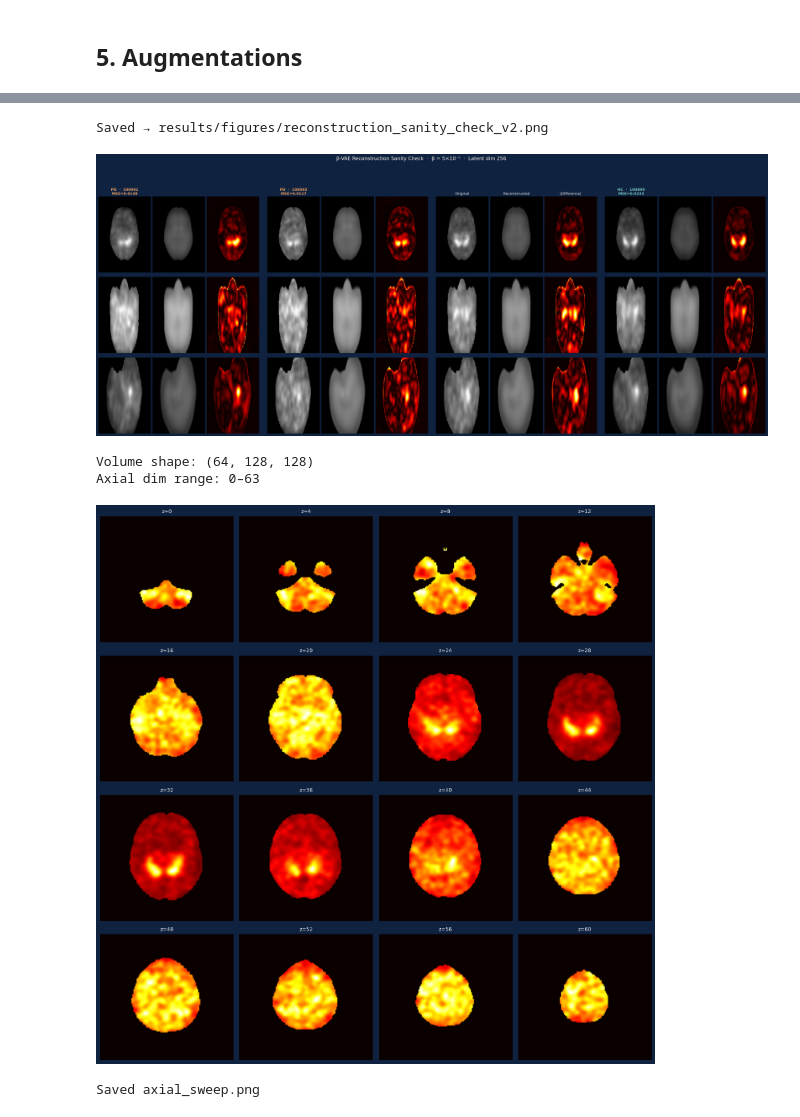
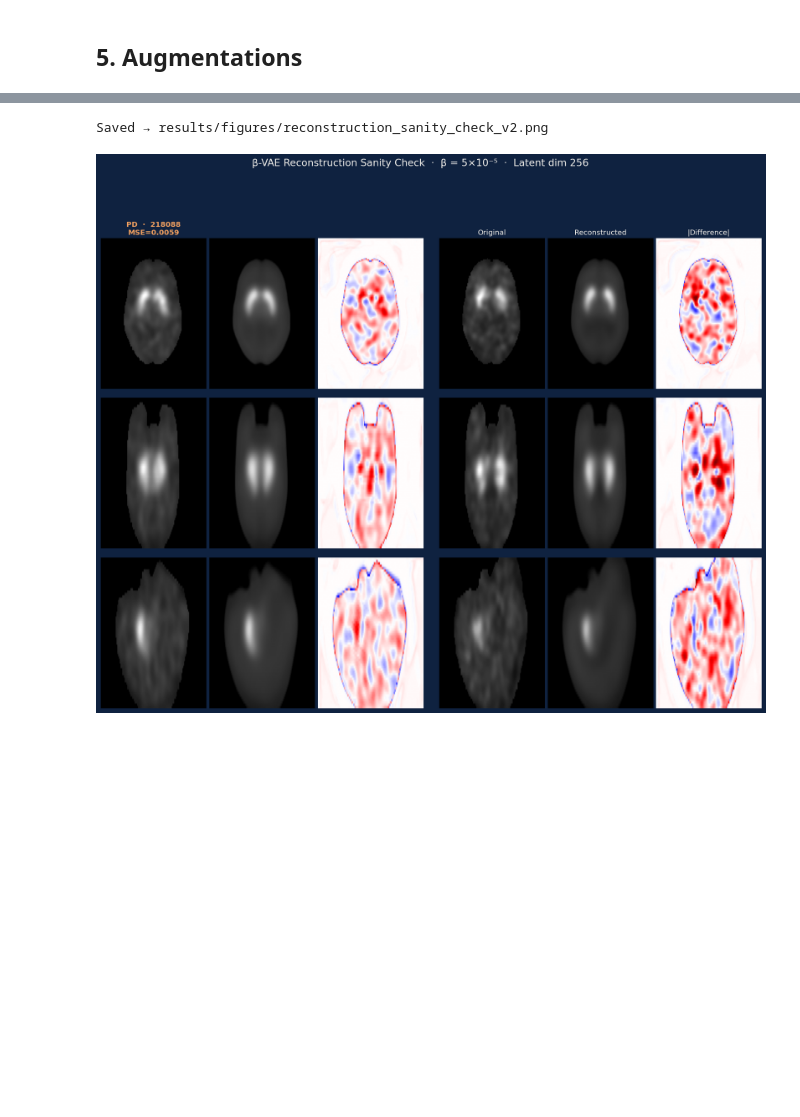
Before and after one commit to natnael1193/Unsupervised-Parkisnson-Imaging-Analysis, a Jupyter notebook: notebooks/pipeline/5_8_augmentation_experiment.ipynb, the cells around one changed output, grey strips where cells are left out. Drawn from its saved outputs; the diff is of its cells as text; code cells hidden in the pictures; blank space fills up the shorter version.

```diff
--- a/notebooks/pipeline/5_8_augmentation_experiment.ipynb
+++ b/notebooks/pipeline/5_8_augmentation_experiment.ipynb
@@ -326,14 +213,0 @@ def normalize_volume(vol: np.ndarray) -> np.ndarray:
-# %%
-import pydicom
-dcm = pydicom.dcmread(df_selected.iloc[0]['dcm_path'])
-vol = dcm.pixel_array.astype(np.float32)
-print("pydicom pixel_array shape:", vol.shape)
-print("Number of frames:", getattr(dcm, 'NumberOfFrames', 'N/A'))
-print("Rows:", getattr(dcm, 'Rows', 'N/A'))
-print("Columns:", getattr(dcm, 'Columns', 'N/A'))
-print("ImageOrientationPatient:", getattr(dcm, 'ImageOrientationPatient', 'N/A'))
-
-# (91, 109, 91) -> (z, x, y)
-    # z -> Depth, front to back of the brain
-    # y -> Height, top to bottom
-    # x -> width, left to right
@@ -880,7 +600,7 @@ Subjects selected: 4
 import matplotlib.gridspec as gridspec
 
 # Plot
-N = len(results_rc)
+N =  2  #len(results_rc)
 fig = plt.figure(figsize=(N * 9, 3 * 3.8 + 1.5), facecolor='#0F2240')
 outer = gridspec.GridSpec(1, N, figure=fig, wspace=0.05)
 
@@ -888,8 +608,8 @@ def get_slices(vol):
     # vol shape: (64, 128, 128) = (z, y, x) after crop+pad
     # z=30 → original z≈39 → striatal level (caudate/putamen)
     mid_z = 30
-    mid_y = vol.shape[1] // 2   # 64
-    mid_x = vol.shape[2] // 2   # 64
+    mid_y = 50 # vol.shape[1] // 2   # 64
+    mid_x = 55 #vol.shape[2] // 2   # 64
     return [
         vol[mid_z, :, :],    # axial  — wide oval, two hotspots
         vol[:, mid_y, :],    # coronal
@@ -898,72 +618,44 @@ def get_slices(vol):
 
 slice_labels = ['Axial\n(striatum)', 'Coronal', 'Sagittal']
 
-for si, res in enumerate(results_rc):
+for si, res in enumerate(sample[:N]):
     inner = gridspec.GridSpecFromSubplotSpec(3, 3, subplot_spec=outer[si],
                                              wspace=0.03, hspace=0.06)
     os_ = get_slices(res['orig'])
     rs_ = get_slices(res['recon'])
     lc  = '#7ECFC0' if res['label'] == 'HC' else '#F4A261'
+    vmax = (max(res['orig'].max(), res['recon'].max()) + 1e-8)*.98
+    for row, (o, r, sl) in enumerate(zip(os_, rs_, slice_labels)):
+        diff =(o - r)
 
-    for row, (o, r, sl) in enumerate(zip(os_, rs_, slice_labels)):
-        diff = np.abs(o - r)
-        vmax = max(o.max(), r.max()) + 1e-8
-        for col, (img, cmap) in enumerate([(o,'gray'), (r,'gray'), (diff,'hot')]):
+        for col, (img, cmap) in enumerate([(o,'gray'), (r,'gray'), (diff,'seismic')]):
             ax = fig.add_subplot(inner[row, col])
-            ax.imshow(img, cmap=cmap, vmin=0,
-                      vmax=vmax if col < 2 else None, aspect='auto')
+            ax.imshow(img, cmap=cmap, vmin=0 if col < 2 else -1,
+                      vmax=vmax if col < 2 else 1, aspect='auto')
             ax.axis('off')
             if col == 0 and row == 0:
                 titles = ['Original', 'Reconstructed', '|Difference|']
-                ax.set_title(f"{res['label']}  ·  {res['name'][:14]}\nMSE={res['mse']:.4f}",
+                ax.set_title(f"{res['label']}  ·  {res['PATNO'][:14]}\nMSE={res['mse']:.4f}",
                              fontsize=11, color=lc, pad=5, fontweight='bold')
             if col == 0:
                 ax.set_ylabel(sl, fontsize=9, color='#A8C0C0',
                               rotation=0, labelpad=50, va='center')
 
 # column headers on middle subject
 mid = N // 2
 for col, title in enumerate(['Original', 'Reconstructed', '|Difference|']):
     ax0 = fig.axes[mid * 9 + col]     # first row axes for middle subject
     ax0.set_title(title, fontsize=11, color='#F5F2EC', pad=5)
 
 fig.suptitle('β-VAE Reconstruction Sanity Check  ·  β = 5×10⁻⁵  ·  Latent dim 256',
              fontsize=15, color='#F5F2EC', y=1.01, fontweight='300')
 plt.savefig(os.path.join(FIGURES_DIR, 'reconstruction_sanity_check_v2.png'),
             dpi=130, bbox_inches='tight', facecolor='#0F2240')
 plt.close()
 print("Saved → results/figures/reconstruction_sanity_check_v2.png")
 from IPython.display import Image, display
 with open(os.path.join(FIGURES_DIR, 'reconstruction_sanity_check_v2.png'), 'rb') as f:
     display(Image(data=f.read()))
 # %% [output]
 Saved → results/figures/reconstruction_sanity_check_v2.png
-[figure, old version]
+[figure, new version]
-# %%
-# Find the striatal slice — look for the two bright caudate/putamen spots
-import matplotlib.pyplot as plt
-
-# Load one subject
-test_tensor = load_and_transform(df_selected.iloc[0]['dcm_path'])
-vol = test_tensor[0, 0].cpu().numpy()   # (64, 128, 128) after crop+pad
-
-print(f"Volume shape: {vol.shape}")
-print(f"Axial dim range: 0–{vol.shape[0]-1}")
-
-# Plot every 4th axial slice to find where striatum appears
-fig, axes = plt.subplots(4, 4, figsize=(14, 14), facecolor='#0F2240')
-for i, ax in enumerate(axes.flat):
-    sl_idx = i * 4
-    ax.imshow(vol[sl_idx, :, :], cmap='hot', aspect='auto')
-    ax.set_title(f'z={sl_idx}', color='white', fontsize=9)
-    ax.axis('off')
-plt.tight_layout()
-plt.savefig('../../results/figures/axial_sweep.png', dpi=100,
-            bbox_inches='tight', facecolor='#0F2240')
-plt.show()
-print("Saved axial_sweep.png")
-# %% [output]
-Volume shape: (64, 128, 128)
-Axial dim range: 0–63
-[figure, removed]
-Saved axial_sweep.png
```
Also changed, not shown: parts of 30 cells of this notebook, 6 other files.
